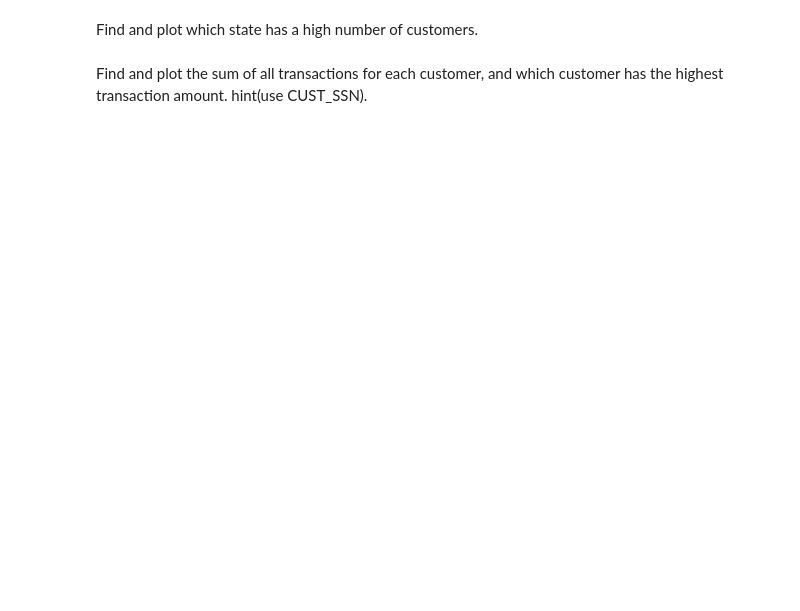
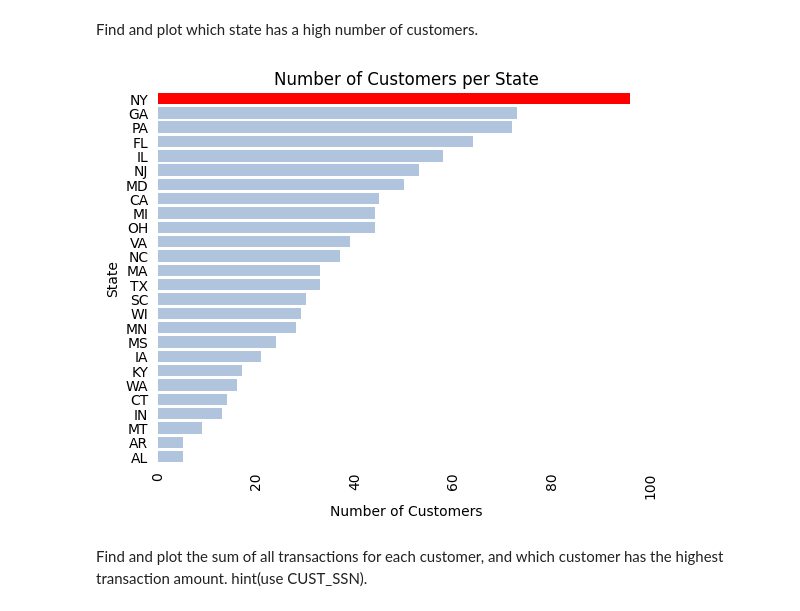
Before and after one commit to MayaCampbell/Data-Transformation-and-Python-Based-User-Menu-Developement-Project, a Jupyter notebook: credit_card.ipynb, the cells around one changed output. Drawn from its saved outputs; the diff is of its cells as text; code cells hidden in the pictures; blank space fills up the shorter version.

```diff
--- a/credit_card.ipynb
+++ b/credit_card.ipynb
@@ -733,30 +771,32 @@ Find and plot which state has a high number of customers.
 # %%
 def num_customers_per_state():
     customer_count= df_cust.groupby('CUST_STATE')['CREDIT_CARD_NO'].count().reset_index()
     #print(customer_count)
     customer_count=customer_count.sort_values('CREDIT_CARD_NO')
     #print(customer_count)
 
     #highlight branch with the highest transaction sum
     colors=[]
     for b in customer_count['CUST_STATE']:
         if customer_count['CUST_STATE'][18] ==b :
             colors.append('red')
         else:
             colors.append('lightsteelblue')
 
     plt.barh(customer_count['CUST_STATE'], customer_count['CREDIT_CARD_NO'], color=colors)
     ax=plt.gca()
 #turn off spines
     ax.set_frame_on(False)
     plt.tick_params(bottom = False, left= False)
     plt.xticks(rotation=90)
     plt.xlabel('Number of Customers')
     plt.ylabel('State')
     plt.title('Number of Customers per State')
     plt.margins(y=0) #remove white space
     plt.show()
-#num_customers_per_state()
+num_customers_per_state()
+# %% [output]
+[figure, added]
 # %% [markdown]
 Find and plot the sum of all transactions for each customer, and which customer has the highest transaction amount. hint(use CUST_SSN).
 # %%
```
Also changed, not shown: parts of 11 cells of this notebook, 1 other file.
